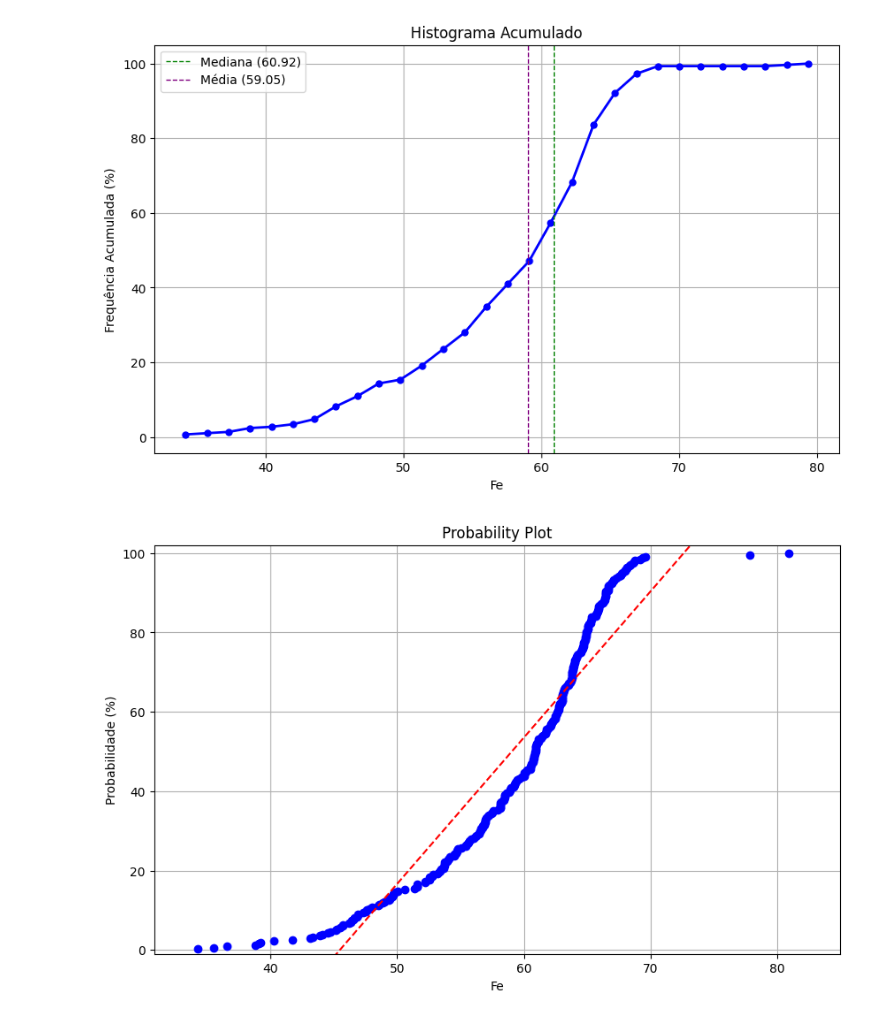
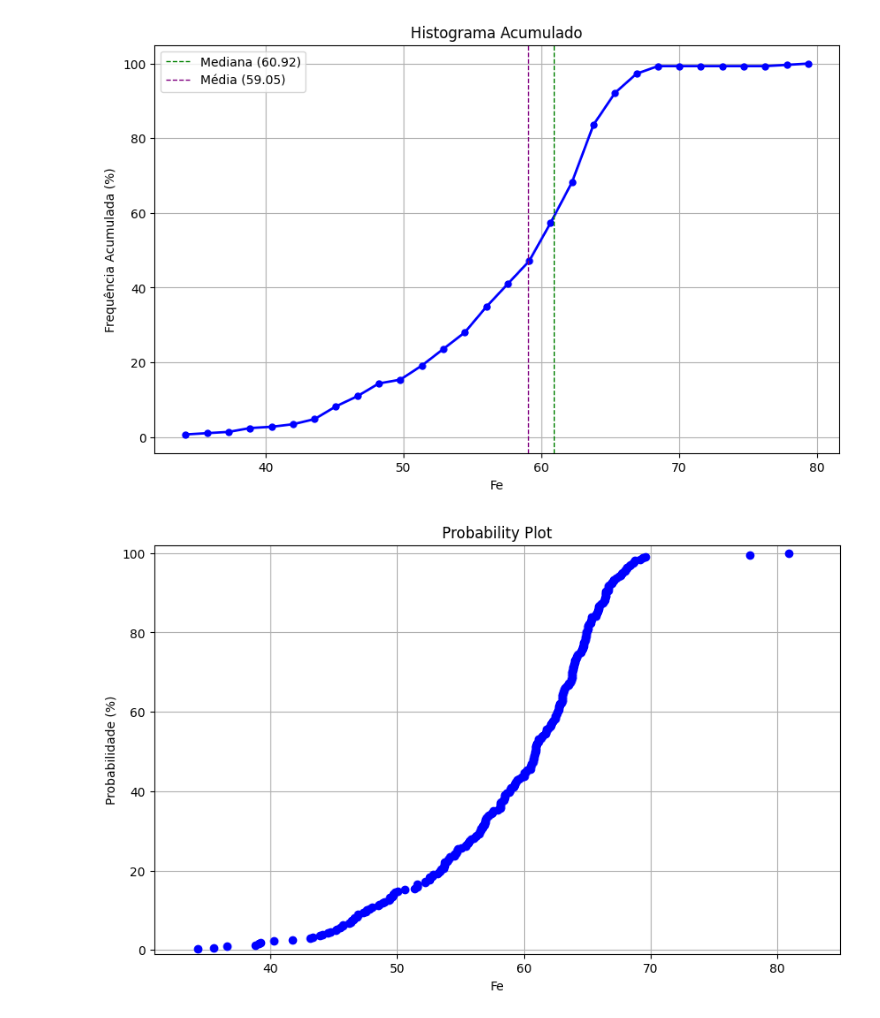
Before and after one commit to higorjsc/GeoHistogramas, a Jupyter notebook: note_histos.ipynb, the cells around one changed output. Cells and saved outputs as stored; diff of their text form; code cells hidden in the pictures.

Commit message:
ajustes

```diff
--- a/note_histos.ipynb
+++ b/note_histos.ipynb
@@ -6,9 +6,10 @@ from scipy import stats
 from scipy.interpolate import interp1d
 # %%
 #INPUTS
-file_path = 'Fe_Hematitito.csv'  # Certifique-se de que o caminho do arquivo esteja correto
+file_path = 'ferro.csv'  # Certifique-se de que o caminho do arquivo esteja correto
+csvDelimiter = ','
 coluna = 'Fe'
-outputNamePrefix = "Fe_Hematitito" + "_" # Nome das figuras de output = outputPrefix + tipoGrafico
+outputNamePrefix = "ferro" + "_" # Nome das figuras de output = outputPrefix + tipoGrafico
 xTituloEixo = coluna
 
 # Histograma
@@ -24,7 +25,7 @@ yTituloEixoHistPlt = "Probabilidade (%)"
 tituloGraficoHistPlt = 'Probability Plot'
 # %%
 # Ler o arquivo CSV
-df = pd.read_csv(file_path)
+df = pd.read_csv(file_path, delimiter=',')
 dados = df[coluna].dropna()
 # %%
 # CÁLCULOS DO HISTOGRAMA DE BARRAS
@@ -105,35 +106,29 @@ plt.show()
 # %%
 # CÁLCULOS DO PROBABILITY PLOT
 tipoGraficoProbPlt = "ProbPlt"
 
-# Calcular os quantis teóricos para a linha de ajuste lognormal
+# Calcula os histogramas
 dados_ordenados = np.sort(dados)
 probabilidades = (np.arange(len(dados_ordenados)) + 0.5) / len(dados_ordenados)
-quantiles_teoricos_lognormal = stats.lognorm.ppf(probabilidades, s=np.std(np.log(dados_ordenados)), scale=np.exp(np.mean(np.log(dados_ordenados))))
 
-# Plotar o gráfico de probabilidade
+# Plota o gráfico de probabilidade
 plt.figure(figsize=(10, 6))
 plt.plot(dados_ordenados, probabilidades * 100, marker='o', linestyle='none', color='blue')  # Multiplica por 100 para ter a escala em %
-
-# Adicionar uma linha de ajuste (opcional)
-z = np.polyfit(dados_ordenados, probabilidades, 1)
-p = np.poly1d(z)
-plt.plot(dados_ordenados, p(dados_ordenados) * 100, linestyle='--', color='red')  # Multiplica por 100 para ter a escala em %
 
 # Adicionando labels e título
 plt.xlabel(xTituloEixo)
 plt.ylabel(yTituloEixoHistPlt)
 plt.title(tituloGraficoHistPlt)
 plt.grid(True)
 
 # Definir limites do eixo y de 0 a 100
 xMin = np.min(dados_ordenados) - np.min(dados_ordenados) * 0.1
 xMax = np.max(dados_ordenados) + np.max(dados_ordenados) * 0.05
 plt.xlim(xMin, xMax)
 plt.ylim(-1, 102)
 
 # Mostrar o gráfico
 plt.savefig(outputNamePrefix + tipoGraficoProbPlt)  # Salva como PNG
 plt.show()
 # %% [output]
-[figure, old version]
+[figure, new version]
```
Also changed, not shown: 3 other files.
